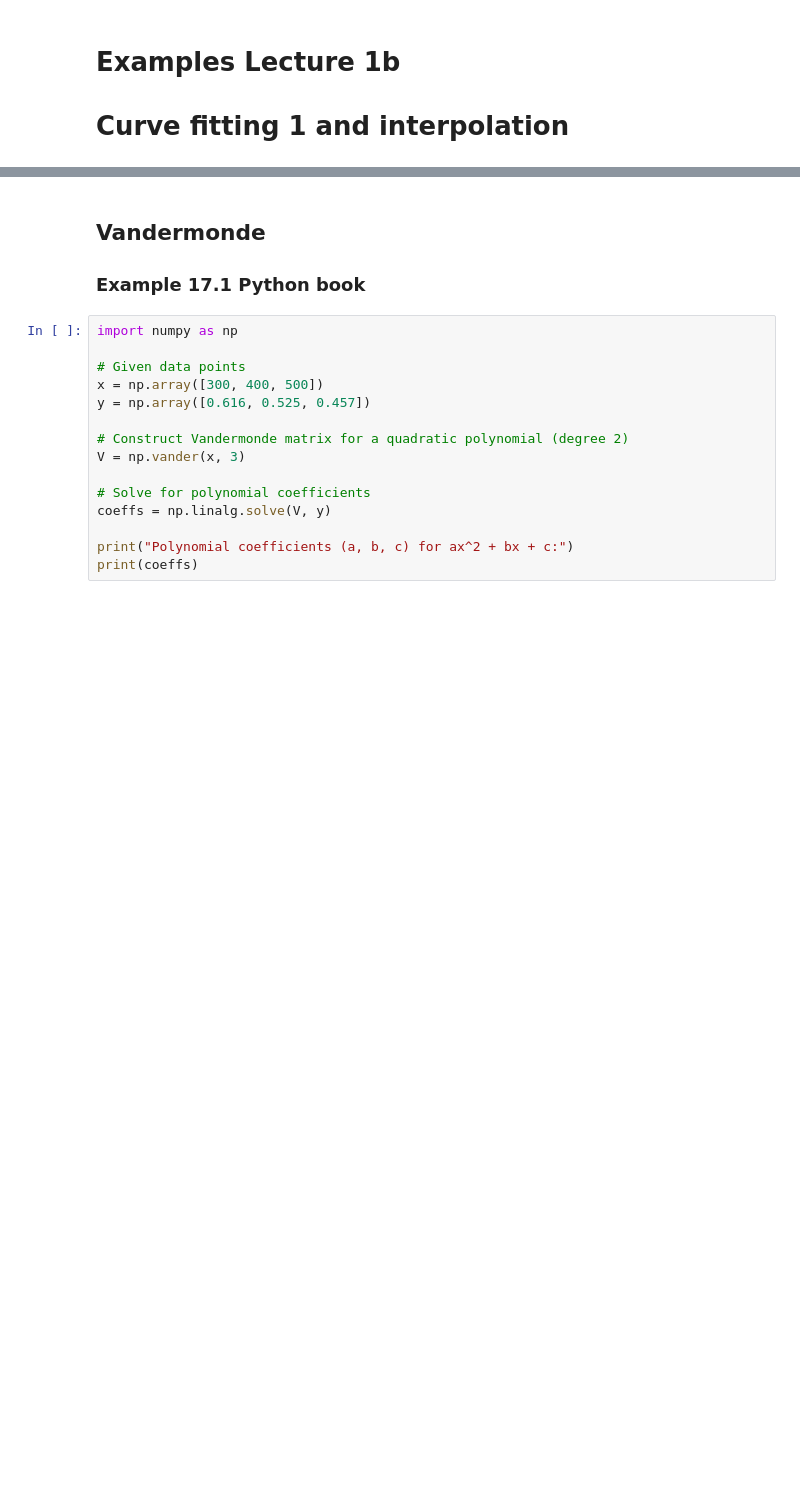
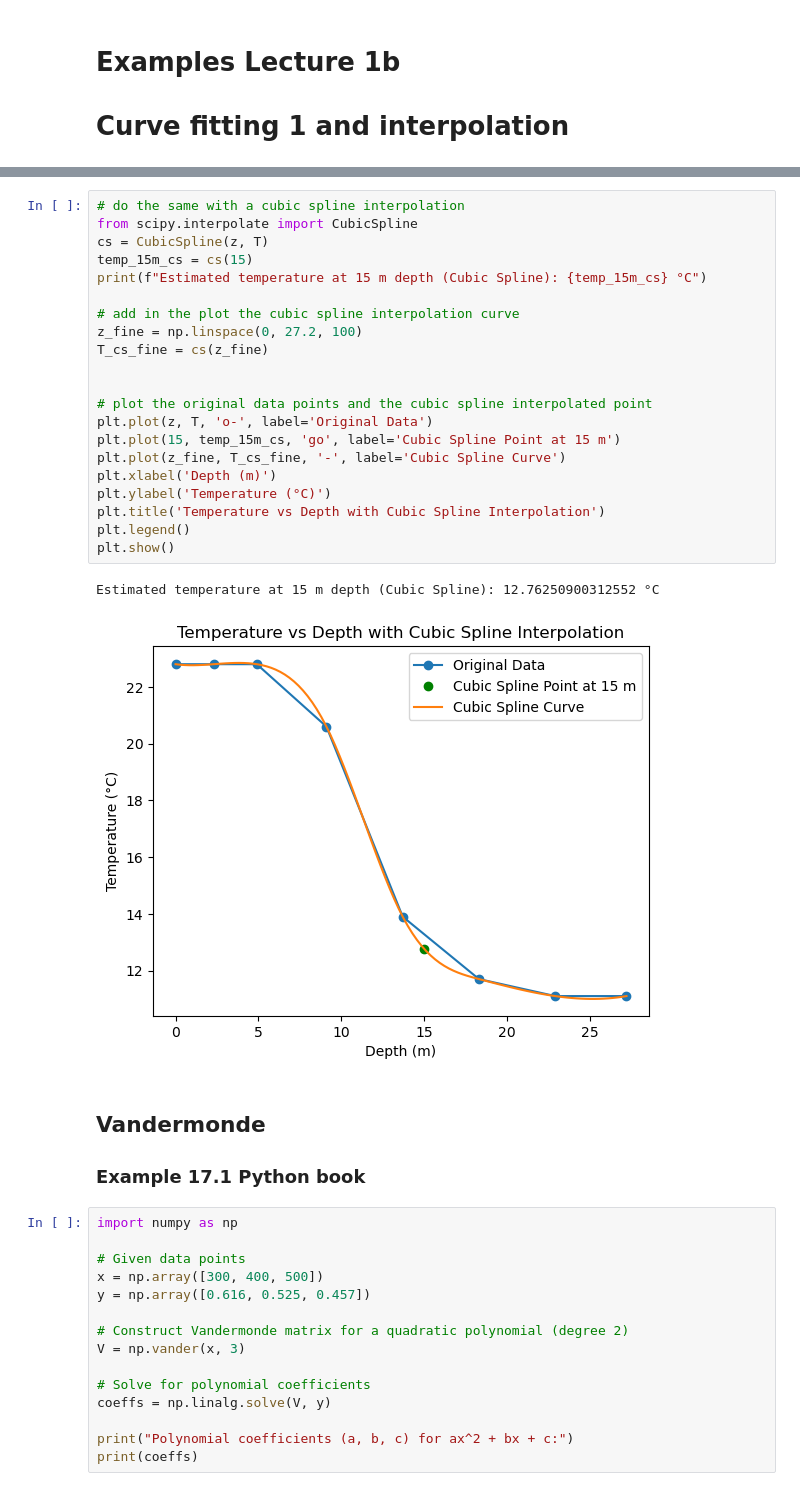
Before and after one commit to dtrad/goph420_class, a Jupyter notebook: examples/lecture1b.ipynb, the cells around one changed output, grey strips where cells are left out. Cells and saved outputs as stored; diff of their text form; blank space fills up the shorter version.

```diff
--- a/examples/lecture1b.ipynb
+++ b/examples/lecture1b.ipynb
@@ -4,3 +61,27 @@
+# %%
+# do the same with a cubic spline interpolation
+from scipy.interpolate import CubicSpline
+cs = CubicSpline(z, T)
+temp_15m_cs = cs(15)
+print(f"Estimated temperature at 15 m depth (Cubic Spline): {temp_15m_cs} °C")
+
+# add in the plot the cubic spline interpolation curve
+z_fine = np.linspace(0, 27.2, 100)
+T_cs_fine = cs(z_fine)
+
+
+# plot the original data points and the cubic spline interpolated point
+plt.plot(z, T, 'o-', label='Original Data')
+plt.plot(15, temp_15m_cs, 'go', label='Cubic Spline Point at 15 m')
+plt.plot(z_fine, T_cs_fine, '-', label='Cubic Spline Curve')
+plt.xlabel('Depth (m)')
+plt.ylabel('Temperature (°C)')
+plt.title('Temperature vs Depth with Cubic Spline Interpolation')
+plt.legend()
+plt.show()
+# %% [output]
+Estimated temperature at 15 m depth (Cubic Spline): 12.76250900312552 °C
+[figure, added]
 # %% [markdown]
 ## Vandermonde
 ### Example 17.1 Python book
```
Also changed, not shown: parts of 19 cells of this notebook.
